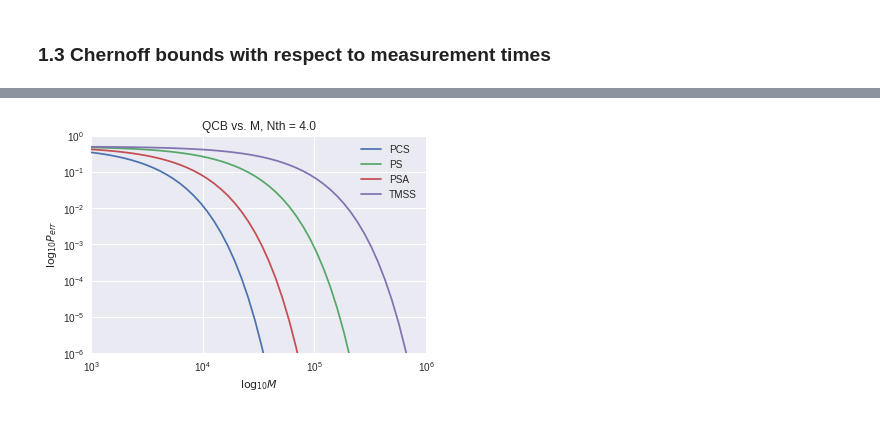
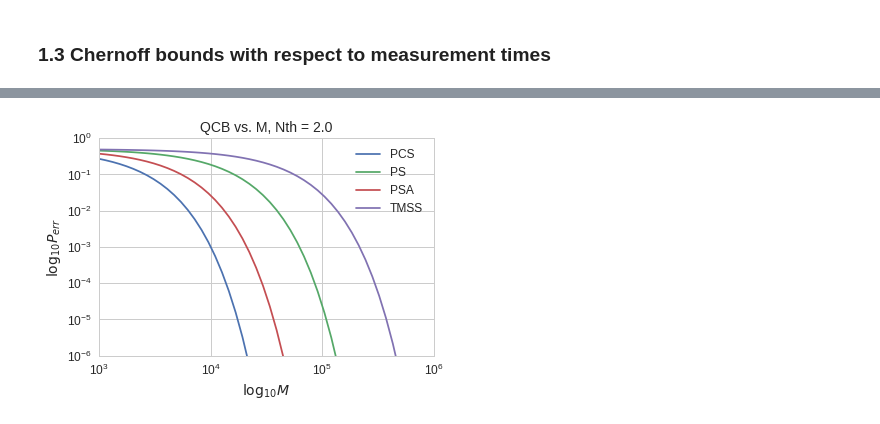
Before and after one commit to lffan/quantum_illumination, a Jupyter notebook: ipynbs/Experiment_1_Helstrom_and_Chernoff.ipynb, the cells around one changed output, grey strips where cells are left out. Saved outputs shown, nothing was run; the diff lists cells and outputs as text; code cells hidden in the pictures.

```diff
--- a/ipynbs/Experiment_1_Helstrom_and_Chernoff.ipynb
+++ b/ipynbs/Experiment_1_Helstrom_and_Chernoff.ipynb
@@ -56,7 +60,7 @@ __log:__
 
     --- 193.2452471256256 seconds ---
 # %%
-df_one = pd.read_csv('../output/expr_1_basic_11-19.csv', comment='#')
+df_one = pd.read_csv('../output/expr_1_basic_11-26.csv', comment='#')
 df_one.fillna("", inplace=True)
 # %%
 df_one.head()
@@ -96,0 +113,6 @@ sns.lmplot(x='Aver_N', y='Helstrom_Bound', data=df_one,
+# %%
+fig, ax = plt.subplots()
+sns.stripplot(x='State', y='Aver_N', data=df_one, ax=ax)
+ax.set_ylim(-0.2, 2.5)
+ax.set_ylabel('Average Photon Number')
+plt.savefig('../output/g_nbar_vs_states_basic.pdf', bbox_inches='tight')
@@ -120,11 +144,12 @@ def plot_chernoff_data(df, ylow, yhigh, title):
     ax.set_xlabel("$\log_{10}M$")
     ax.set_ylabel("$\log_{10}P_{err}$")
     ax.set_title("QCB vs. M, " + title)
+    ax.legend(fontsize=12)
 # %%
 states = ('TMSS', 'PS', 'PSA', 'PCS')
 df01 = calc_chernoff_data(df_one, 0.1, states, 3, 6, 50)
 df1 = calc_chernoff_data(df_one, 1.0, states, 3, 6, 50)
-df4 = calc_chernoff_data(df_one, 4, states, 3, 6, 50)
+df2 = calc_chernoff_data(df_one, 2, states, 3, 6, 50)
 # %% [output]
 TMSS: 0.99991419983
 PS: 0.99967711216
@@ -149,4 +176,5 @@ plot_chernoff_data(df1, 1e-6, 1, "Nth = 1.0")
 # %%
-plot_chernoff_data(df4, 1e-6, 1, "Nth = 4.0")
+plot_chernoff_data(df2, 1e-6, 1, "Nth = 2.0")
+plt.savefig('../output/g_perr_vs_M_2.pdf', bbox_inches='tight')
 # %% [output]
-[figure, old version]
+[figure, new version]
```
Also changed, not shown: parts of 13 cells of this notebook, 15 other files.
